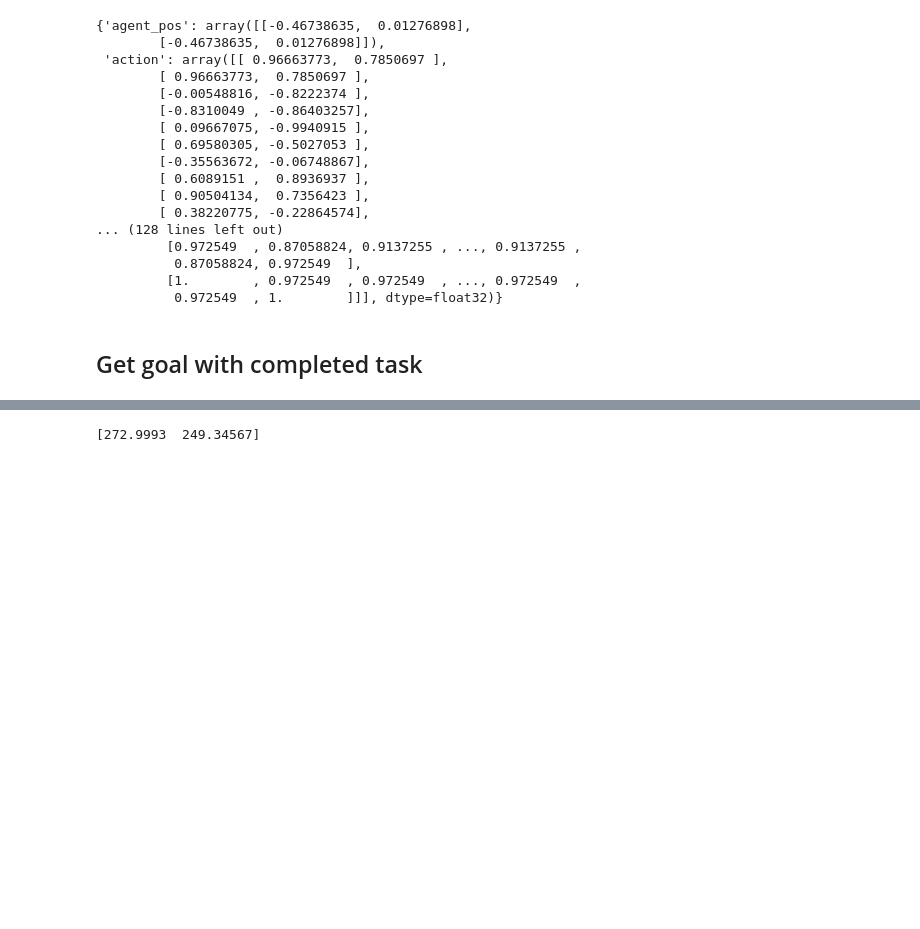
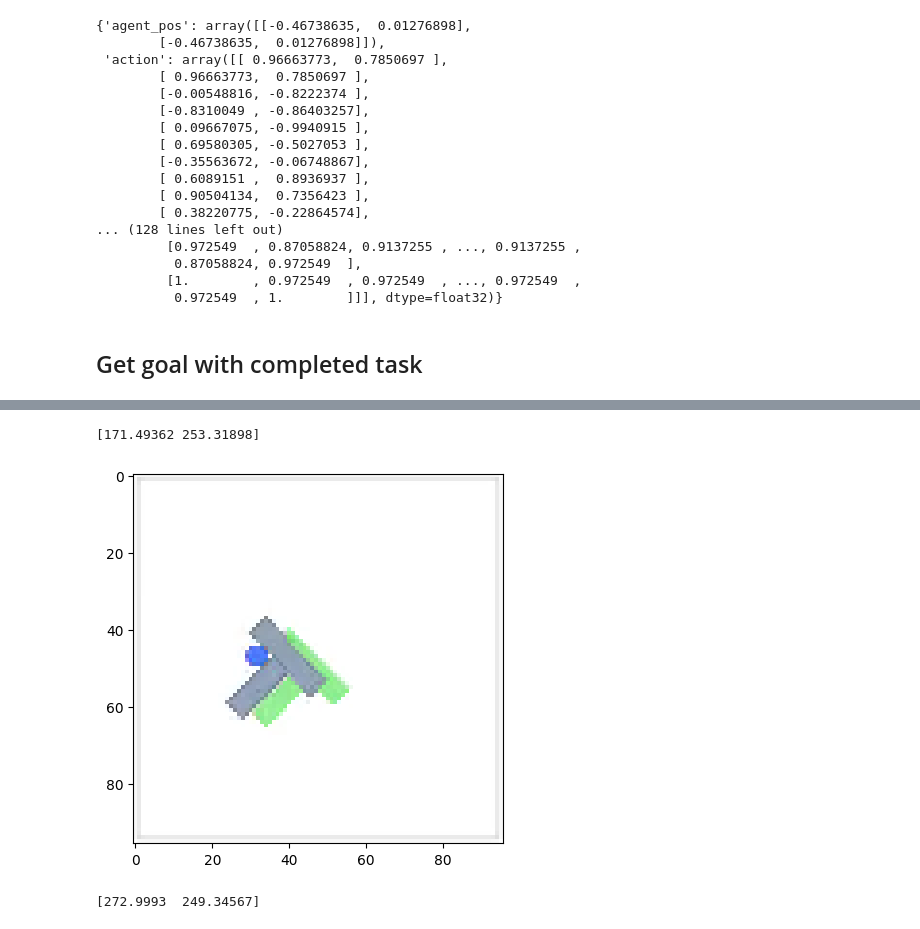
Before and after one commit to HalvardBariller/gcdp, a Jupyter notebook: notebooks/debug_pusht.ipynb, the cells around one changed output, grey strips where cells are left out. Saved outputs shown, nothing was run; the diff lists cells and outputs as text; code cells hidden in the pictures; blank space fills up the shorter version.

```diff
--- a/notebooks/debug_pusht.ipynb
+++ b/notebooks/debug_pusht.ipynb
@@ -412,3 +481,11 @@ Obs image: (96, 96, 3)
+# %%
+spixels = demonstrations[7390]["observation.image"].numpy().transpose(1, 2, 0)
+sagent_pos = demonstrations[7390]["observation.state"].numpy()
+plt.imshow(spixels)
+print(sagent_pos)
+# %% [output]
+[171.49362 253.31898]
+[figure, added]
 # %%
 spixels = demonstrations[578]["observation.image"].numpy().transpose(1, 2, 0)
 sagent_pos = demonstrations[578]["observation.state"].numpy()
```
Also changed, not shown: parts of 10 cells of this notebook, 2 other files.
